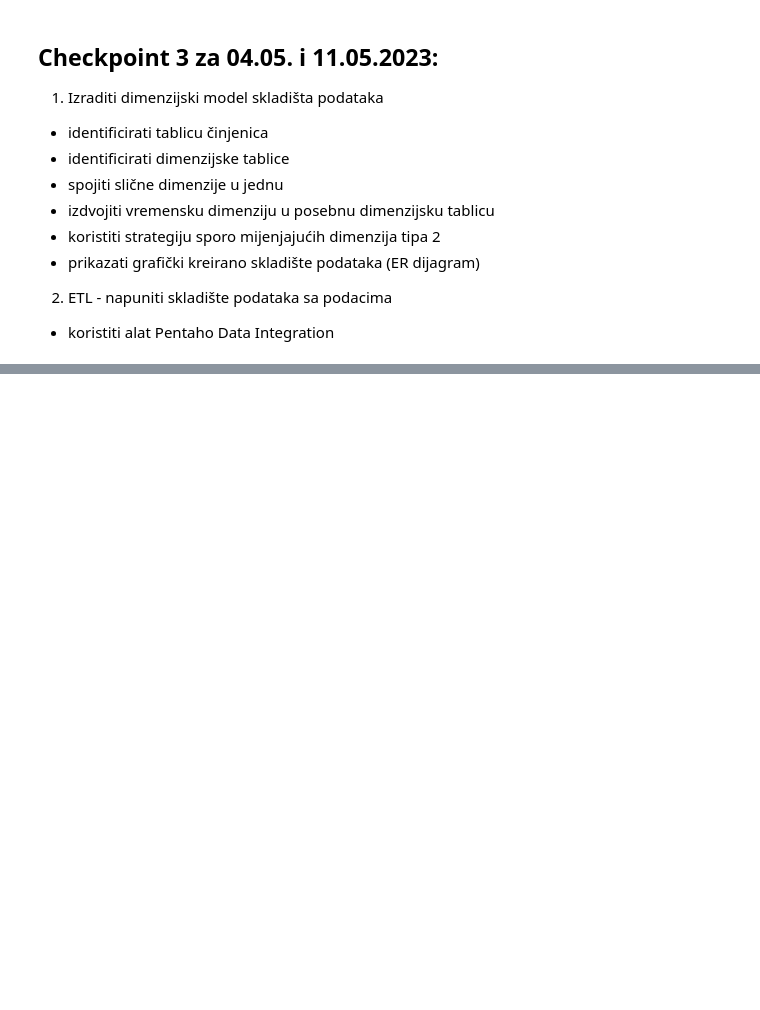
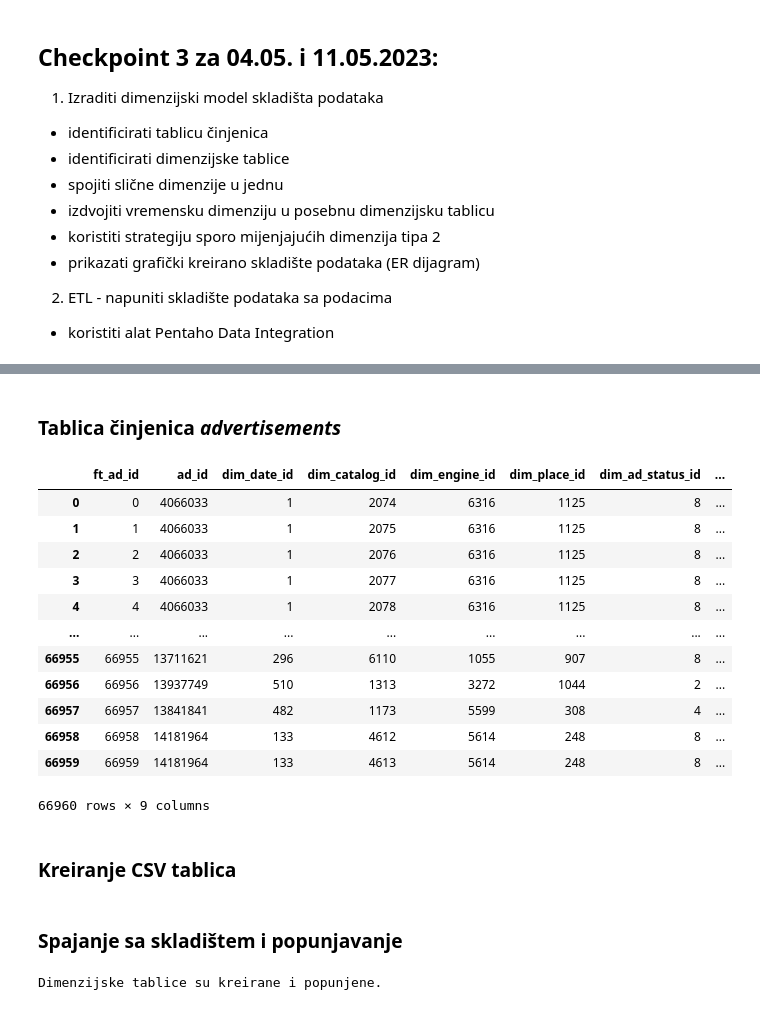
Before and after one commit to alanbubalo/spi-projekt, a Jupyter notebook: project.ipynb, the cells around one changed output, grey strips where cells are left out. Saved outputs shown, nothing was run; the diff lists cells and outputs as text; code cells hidden in the pictures; blank space fills up the shorter version.

```diff
--- a/project.ipynb
+++ b/project.ipynb
@@ -708,0 +787,16 @@ PostgreSQL tablice su kreirane i popunjene.
+# %%
+merged_advertisements_df = advertisements_df.merge(clime_df, on="clime_id"
+                                                ).merge(catalogs_df, how='right', on='catalog_url')
+dim_catalogs_df = merged_advertisements_df.merge(category_df, on='category_id'
+                                                ).merge(car_types_df, on='car_type_id'
+                                                ).merge(pd.merge(brand_df, model_df, on='brand_id'), on='model_id')
+
+dim_catalogs_df['dim_catalog_id'] = dim_catalogs_df.index + 1
+dim_catalogs_df['start_date'] = pd.Timestamp.today()
+dim_catalogs_df['end_date'] = np.nan
+
+dim_catalogs_df = dim_catalogs_df[['dim_catalog_id', 'catalog_url', 'start_production', 'end_production', 'price_as_new',
+       'doors_number', 'person_capacity', 'weight_kg', 'boot_capacity_liter', 'category_name', 'car_type_name',
+       'brand_name', 'model_name', 'clime_name', 'start_date', 'end_date']].drop_duplicates()
+
+dim_catalogs_df
@@ -708,0 +819,17 @@ PostgreSQL tablice su kreirane i popunjene.
+# %%
+dim_engines_df = catalogs_df.merge(fuel_df, on='fuel_id'
+                    ).merge(environmental_df, on='environmental_id'
+                    ).merge(cylinder_df, on='cylinder_id'
+                    ).merge(drive_df, on='drive_id'
+                    ).merge(shifter_df, on='shifter_id')
+
+dim_engines_df['dim_engine_id'] = dim_engines_df.index + 1
+dim_engines_df['start_date'] = pd.Timestamp.today()
+dim_engines_df['end_date'] = np.nan
+
+dim_engines_df = dim_engines_df[['dim_engine_id', 'catalog_url', 'fuel', 'fuel_tank_liter', 'environmental_name', 'engine_size_cm3',
+                                 'consumption_city', 'consumption_highway', 'consumption_mixed', 'top_speed_kmh',
+                                 'acceleration_100kph_seconds', 'torque_nm', 'horse_power', 'drive_name',
+                                 'cylinder_layout', 'cylinders_number', 'shifter', 'start_date', 'end_date']].drop_duplicates()
+
+dim_engines_df
@@ -708,0 +850,27 @@ PostgreSQL tablice su kreirane i popunjene.
+# %% [markdown]
+### Tablica činjenica *advertisements*
+# %%
+ft_advertisements_df = advertisements_df.merge(dim_ad_status_df, on=['pro_seller', 'highlighted', 'is_sold'], how='left'
+                            ).merge(dim_places_df, on='postal_code'
+                            ).merge(dim_catalogs_df, on='catalog_url'
+                            ).merge(dim_engines_df, on='catalog_url'
+                            ).merge(dim_dates_df, on='upload_date')
+ft_advertisements_df['ft_ad_id'] = ft_advertisements_df.index
+ft_advertisements_df = ft_advertisements_df[['ft_ad_id', 'ad_id', 'dim_date_id', 'dim_catalog_id', 'dim_engine_id', 'dim_place_id', 'dim_ad_status_id', 'mileage', 'ad_price']].drop_duplicates()
+ft_advertisements_df
+# %% [output]
+|  | ft_ad_id | ad_id | dim_date_id | dim_catalog_id | dim_engine_id | dim_place_id | dim_ad_status_id | ... |
+| 0 | 0 | 4066033 | 1 | 2074 | 6316 | 1125 | 8 | ... |
+| 1 | 1 | 4066033 | 1 | 2075 | 6316 | 1125 | 8 | ... |
+| 2 | 2 | 4066033 | 1 | 2076 | 6316 | 1125 | 8 | ... |
+| 3 | 3 | 4066033 | 1 | 2077 | 6316 | 1125 | 8 | ... |
+| 4 | 4 | 4066033 | 1 | 2078 | 6316 | 1125 | 8 | ... |
+| ... | ... | ... | ... | ... | ... | ... | ... | ... |
+| 66955 | 66955 | 13711621 | 296 | 6110 | 1055 | 907 | 8 | ... |
+| 66956 | 66956 | 13937749 | 510 | 1313 | 3272 | 1044 | 2 | ... |
+| 66957 | 66957 | 13841841 | 482 | 1173 | 5599 | 308 | 4 | ... |
+| 66958 | 66958 | 14181964 | 133 | 4612 | 5614 | 248 | 8 | ... |
+| 66959 | 66959 | 14181964 | 133 | 4613 | 5614 | 248 | 8 | ... |
+66960 rows × 9 columns
+# %% [markdown]
+### Kreiranje CSV tablica
@@ -708,0 +884,19 @@ PostgreSQL tablice su kreirane i popunjene.
+# %% [markdown]
+### Spajanje sa skladištem i popunjavanje
+# %%
+dim_conn_string = 'postgresql://postgres:password123@127.0.0.1/dim-spi-projekt'
+dim_db = create_engine(dim_conn_string)
+
+try:
+    dim_dates_table = dim_dates_df.to_sql('places', dim_db, if_exists='replace', index=False)
+    dim_places_table = dim_places_df.to_sql('dates', dim_db, if_exists='replace', index=False)
+    dim_catalogs_table = dim_catalogs_df.to_sql('catalogs', dim_db, if_exists='replace', index=False)
+    dim_engines_table = dim_engines_df.to_sql('engines', dim_db, if_exists='replace', index=False)
+    dim_ad_statuses_table = dim_ad_status_df.to_sql('ad_statuses', dim_db, if_exists='replace', index=False)
+    ft_advertisements_table = ft_advertisements_df.to_sql('advertisements', dim_db, if_exists='replace', index=False)
+except Exception as ex:
+    print(ex)
+else:
+    print("Dimenzijske tablice su kreirane i popunjene.")
+# %% [output]
+Dimenzijske tablice su kreirane i popunjene.
```
Also changed, not shown: parts of 27 cells of this notebook, 4 other files.
